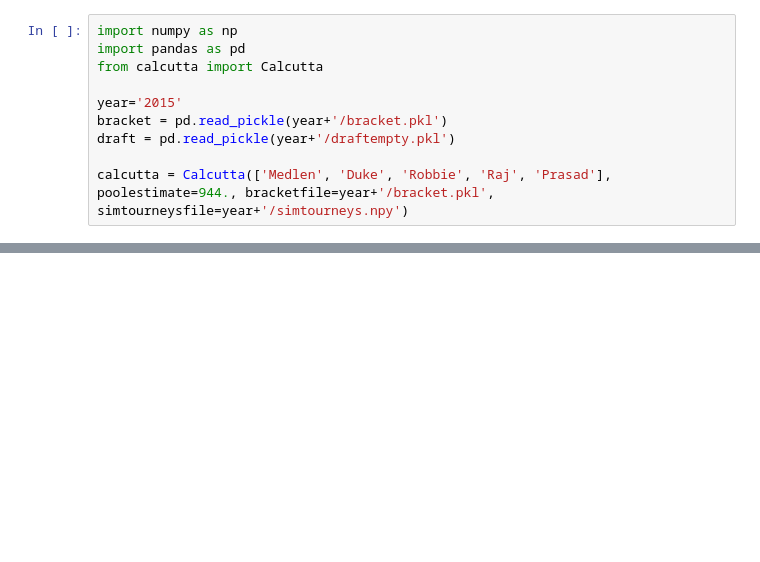
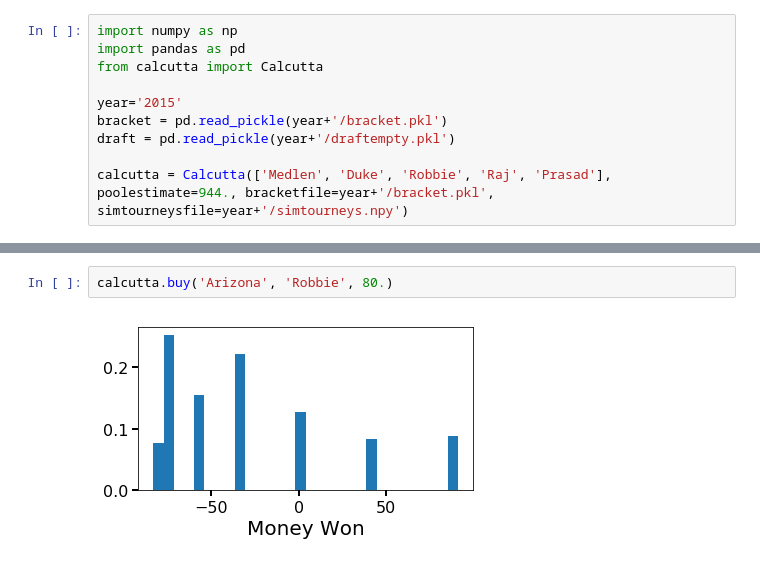
Before and after one commit to dtamayo/NCAAbasketball, a Jupyter notebook: calcutta.ipynb, the cells around one changed output, grey strips where cells are left out. Cells and saved outputs as stored; diff of their text form; blank space fills up the shorter version.

```diff
--- a/calcutta.ipynb
+++ b/calcutta.ipynb
@@ -61,0 +30,4 @@ single.teams.shape[0]
+# %%
+calcutta.buy('Arizona', 'Robbie', 80.)
+# %% [output]
+[figure, added]
```
Also changed, not shown: parts of 13 cells of this notebook, 3 other files.
